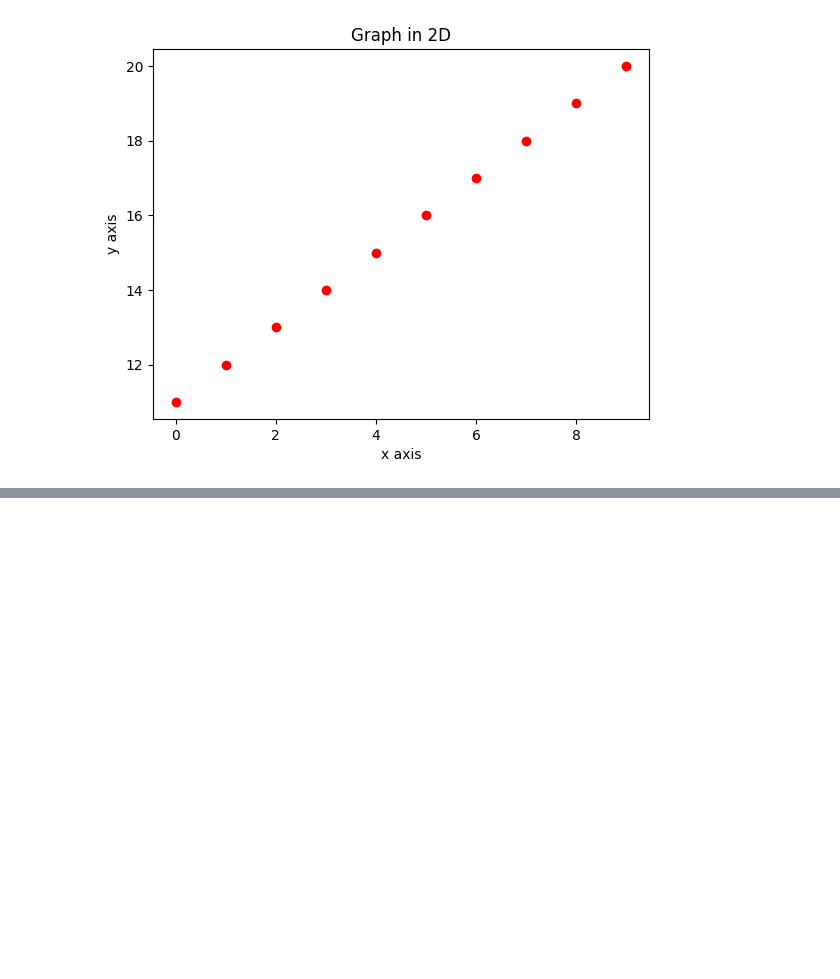
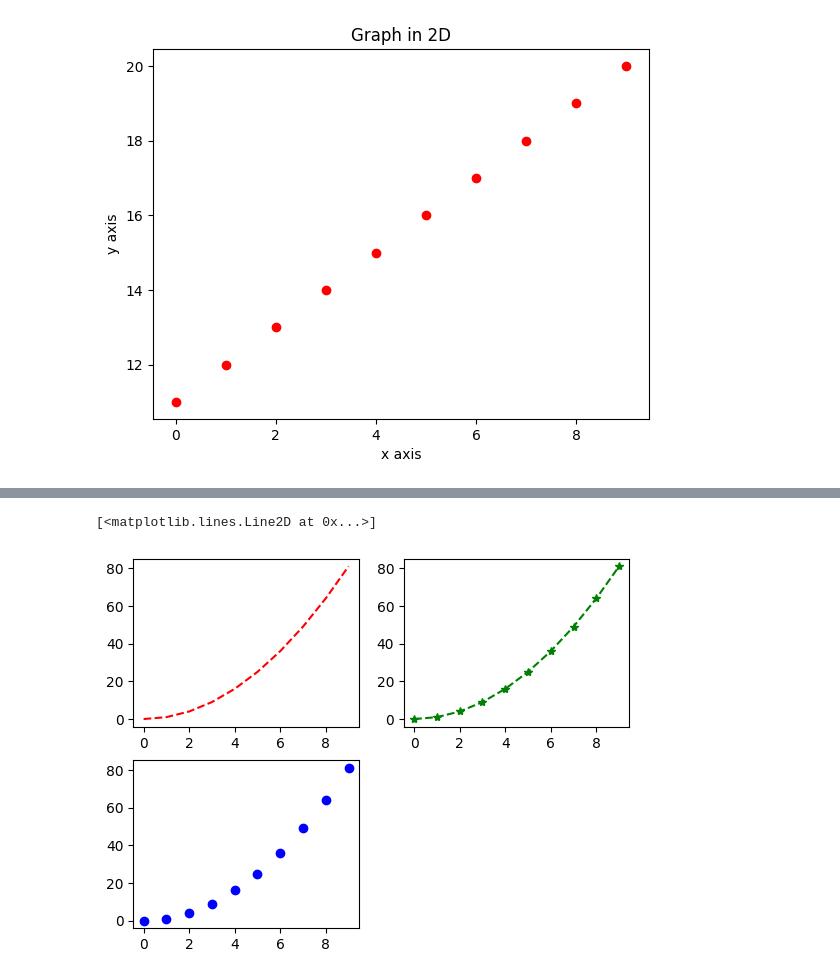
Before and after one commit to RapaDewan/Machine-Learning, a Jupyter notebook: Python/pyBasic.ipynb, the cells around one changed output, grey strips where cells are left out. Cells and saved outputs as stored; diff of their text form; code cells hidden in the pictures; blank space fills up the shorter version.

```diff
--- a/Python/pyBasic.ipynb
+++ b/Python/pyBasic.ipynb
@@ -622,0 +645,10 @@ Text(0.5, 1.0, 'Graph in 2D')
+# %%
+plt.subplot(2,2,1)
+plt.plot(x,y,'r--')
+plt.subplot(2,2,2)
+plt.plot(x,y,'g*--')
+plt.subplot(2,2,3)
+plt.plot(x,y,'bo')  #ei jnsh ta bujhinai thik moto
+# %% [output]
+[<matplotlib.lines.Line2D at 0x...>]
+[figure, added]
```
Also changed, not shown: parts of 11 cells of this notebook.
